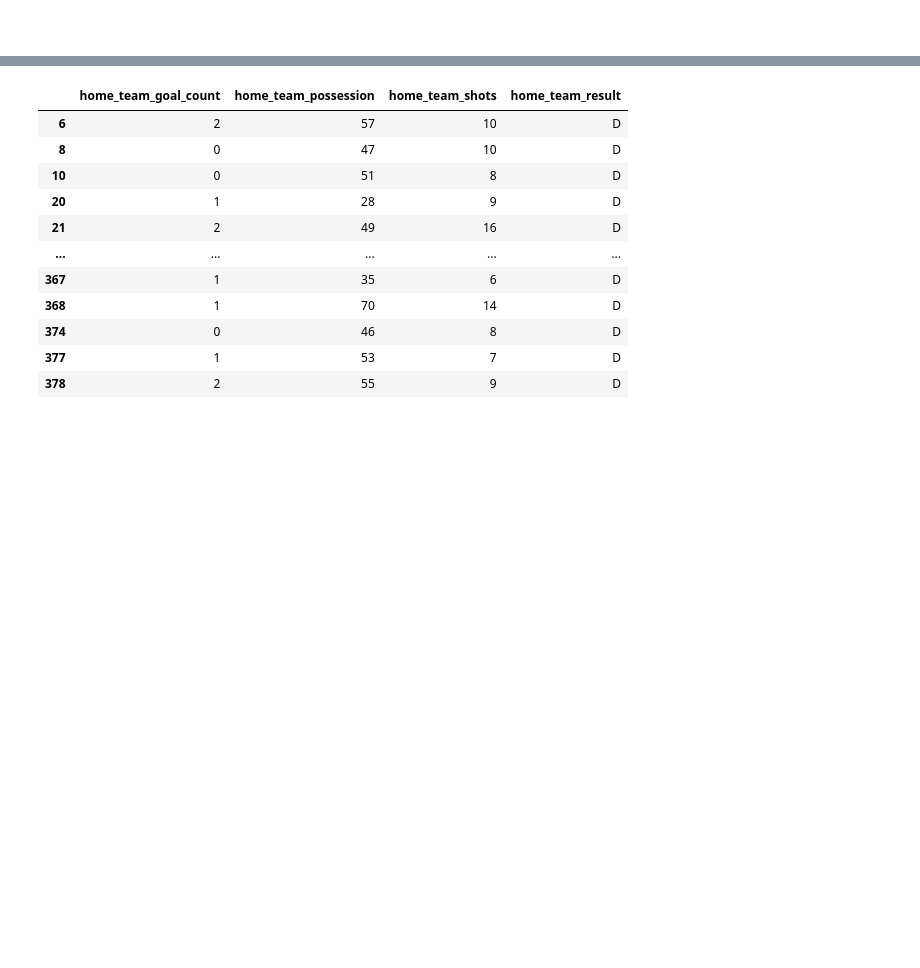
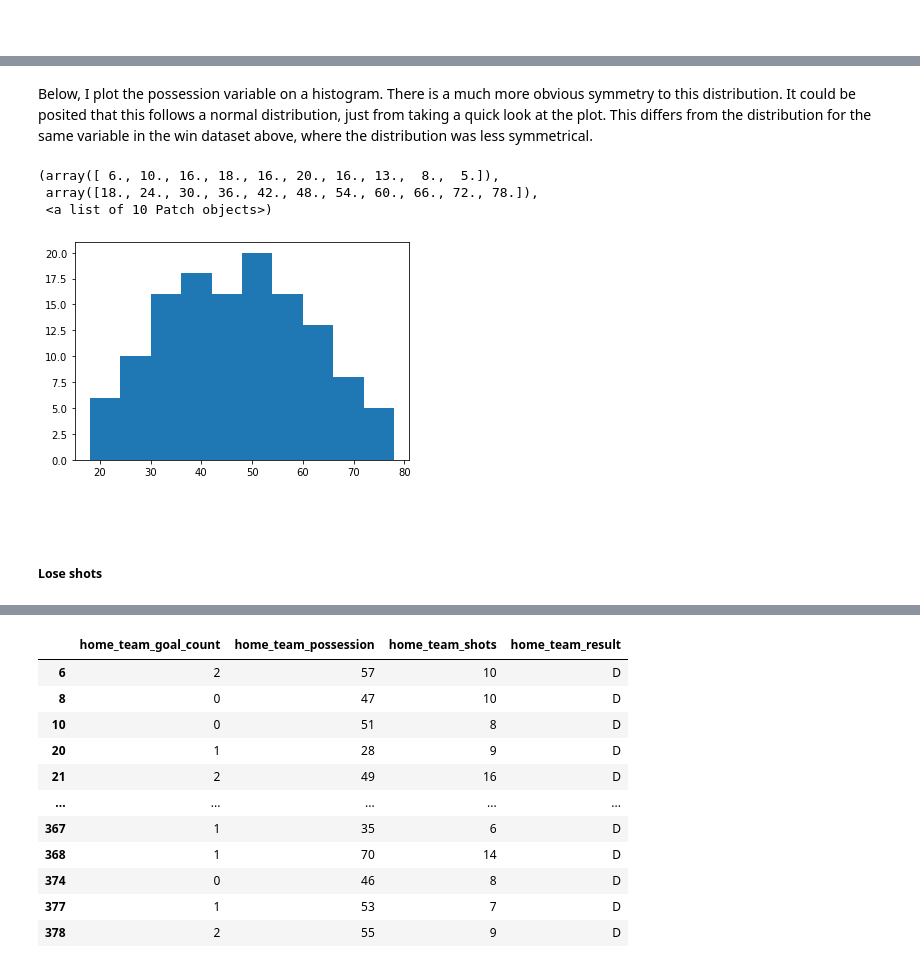
Before and after one commit to colm-o-caoimh/FootballSimulation, a Jupyter notebook: PDA_Project2020.ipynb, the cells around one changed output, grey strips where cells are left out. Saved outputs shown, nothing was run; the diff lists cells and outputs as text; code cells hidden in the pictures; blank space fills up the shorter version.

```diff
--- a/PDA_Project2020.ipynb
+++ b/PDA_Project2020.ipynb
@@ -479,0 +522,6 @@ lose_only
+# %%
+# Create series with possession data only
+lose_possession = lose_only["home_team_possession"]
+
+# Summary of possession data
+lose_possession.describe()
@@ -479,0 +538,13 @@ lose_only
+# %% [markdown]
+Below, I plot the possession variable on a histogram. There is a much more obvious symmetry to this distribution. It could be posited that this follows a normal distribution, just from taking a quick look at the plot. This differs from the distribution for the same variable in the win dataset above, where the distribution was less symmetrical.
+# %%
+plt.hist(lose_possession)
+# %% [output]
+(array([ 6., 10., 16., 18., 16., 20., 16., 13.,  8.,  5.]),
+ array([18., 24., 30., 36., 42., 48., 54., 60., 66., 72., 78.]),
+ <a list of 10 Patch objects>)
+[figure, added]
+# %% [markdown]
+<br>
+# %% [markdown]
+##### Lose shots
```
Also changed, not shown: parts of 77 cells of this notebook.
